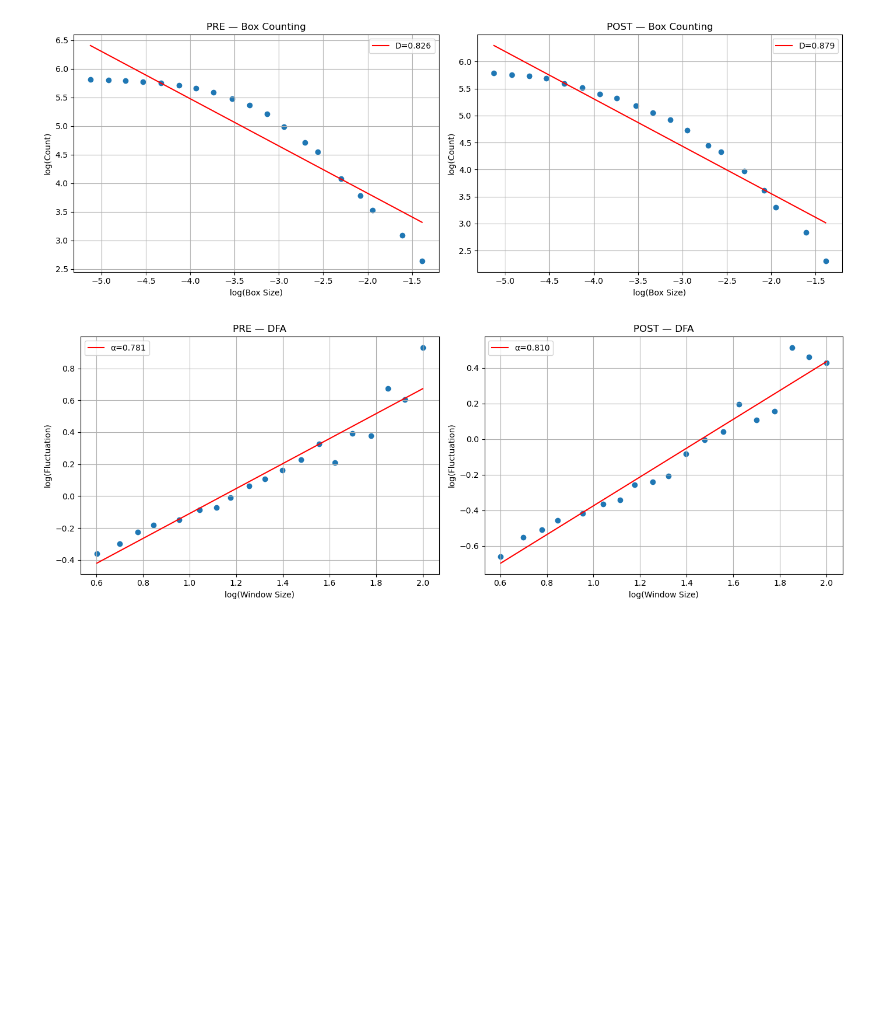
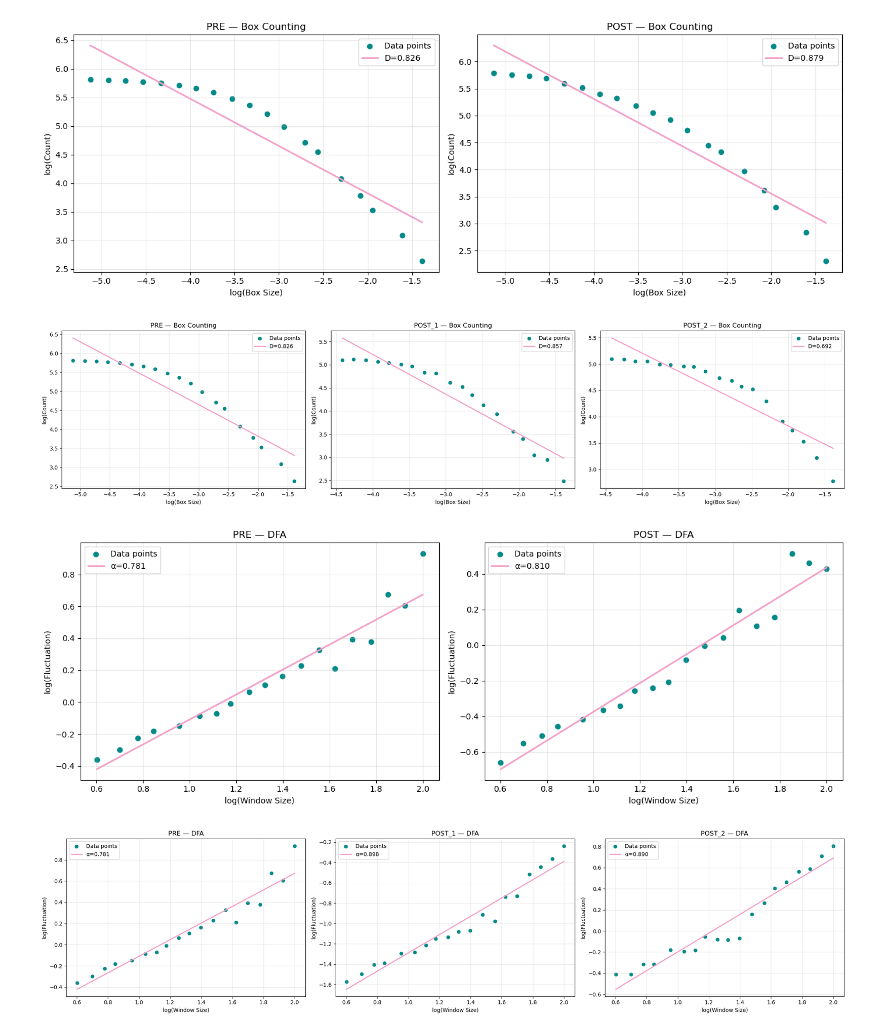
Before and after one commit to lucassavona85-png/Time-Series, a Jupyter notebook: code/main.ipynb, the cells around one changed output. Cells and saved outputs as stored; diff of their text form; code cells hidden in the pictures; blank space fills up the shorter version.

Commit message:
V.2
Color change and clean code + Add POST 1 and POST 2 analysis

```diff
--- a/code/main.ipynb
+++ b/code/main.ipynb
@@ -1210,58 +935,27 @@ P_dom_post = psd_post[idx_dom_post]
 # %%
 # =============================================================================
 # 3. FRACTAL ANALYSIS
 # =============================================================================
 
 # Box Counting Dimension
 dim_pre, box_sizes_pre, box_counts_pre = fractal_analysis.fractal_dimension_boxcount(pha_pre)
 dim_post, box_sizes_post, box_counts_post = fractal_analysis.fractal_dimension_boxcount(pha_post)
 
-fig, (ax1, ax2) = plt.subplots(1, 2, figsize=(14, 5))
-ax1.scatter(np.log(box_sizes_pre), np.log(box_counts_pre))
-coeffs_pre = np.polyfit(np.log(box_sizes_pre), np.log(box_counts_pre), 1)
-ax1.plot(np.log(box_sizes_pre), np.polyval(coeffs_pre, np.log(box_sizes_pre)), 'r-', label=f'D={dim_pre:.3f}')
-ax1.set_title('PRE — Box Counting')
-ax1.set_xlabel('log(Box Size)')
-ax1.set_ylabel('log(Count)')
-ax1.legend()
-ax1.grid(True)
-
-ax2.scatter(np.log(box_sizes_post), np.log(box_counts_post))
-coeffs_post = np.polyfit(np.log(box_sizes_post), np.log(box_counts_post), 1)
-ax2.plot(np.log(box_sizes_post), np.polyval(coeffs_post, np.log(box_sizes_post)), 'r-', label=f'D={dim_post:.3f}')
-ax2.set_title('POST — Box Counting')
-ax2.set_xlabel('log(Box Size)')
-ax2.set_ylabel('log(Count)')
-ax2.legend()
-ax2.grid(True)
-plt.tight_layout()
-plt.show()
+fractal_analysis.plot_box_counting_panel([pha_pre, pha_post], labels=["PRE", "POST"])
+fractal_analysis.plot_box_counting_panel(
+    [pha_pre, pha_post_1, pha_post_2],
+    labels=["PRE", "POST_1", "POST_2"]
+)
 
 # DFA Analysis
-alpha_pre, scales_pre, fluct_pre = fractal_analysis.dfa_analysis(pha_pre, min_scale=4, max_scale=100)
-alpha_post, scales_post, fluct_post = fractal_analysis.dfa_analysis(pha_post, min_scale=4, max_scale=100)
-
-fig, (ax1, ax2) = plt.subplots(1, 2, figsize=(14, 5))
-ax1.scatter(np.log10(scales_pre), np.log10(fluct_pre))
-coeffs_dfa_pre = np.polyfit(np.log10(scales_pre), np.log10(fluct_pre), 1)
-ax1.plot(np.log10(scales_pre), np.polyval(coeffs_dfa_pre, np.log10(scales_pre)), 'r-', label=f'α={alpha_pre:.3f}')
-ax1.set_title('PRE — DFA')
-ax1.set_xlabel('log(Window Size)')
-ax1.set_ylabel('log(Fluctuation)')
-ax1.legend()
-ax1.grid(True)
-
-ax2.scatter(np.log10(scales_post), np.log10(fluct_post))
-coeffs_dfa_post = np.polyfit(np.log10(scales_post), np.log10(fluct_post), 1)
-ax2.plot(np.log10(scales_post), np.polyval(coeffs_dfa_post, np.log10(scales_post)), 'r-', label=f'α={alpha_post:.3f}')
-ax2.set_title('POST — DFA')
-ax2.set_xlabel('log(Window Size)')
-ax2.set_ylabel('log(Fluctuation)')
-ax2.legend()
-ax2.grid(True)
-plt.tight_layout()
-plt.show()
+fractal_analysis.plot_dfa_panel([pha_pre, pha_post], labels=["PRE", "POST"])
+fractal_analysis.plot_dfa_panel(
+    [pha_pre, pha_post_1, pha_post_2],
+    labels=["PRE", "POST_1", "POST_2"]
+)
 # %% [output]
-[figure, old version]
+[figure, new version]
-[figure, old version]
+[figure, new version]
+[figure, added]
+[figure, added]
 # %%
```
Also changed, not shown: parts of 8 cells of this notebook.
